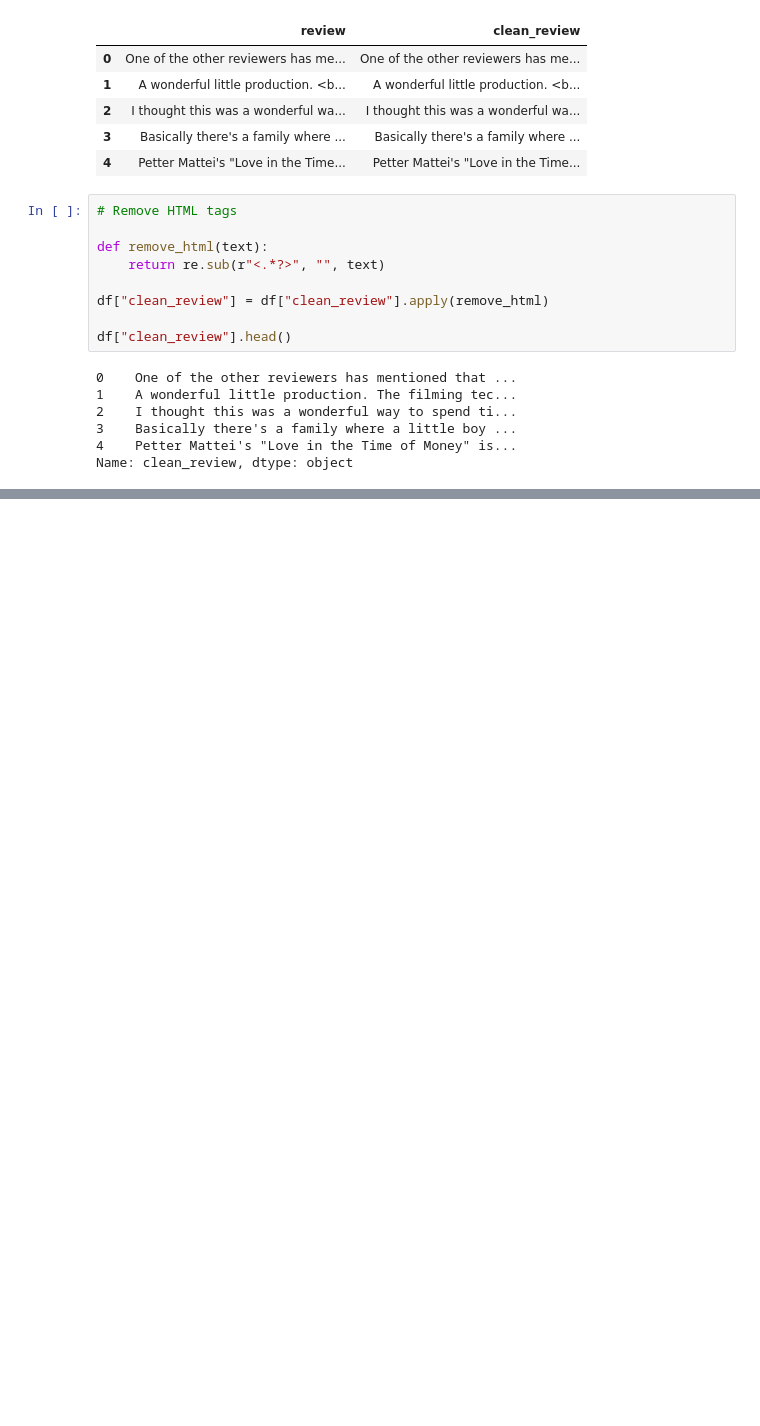
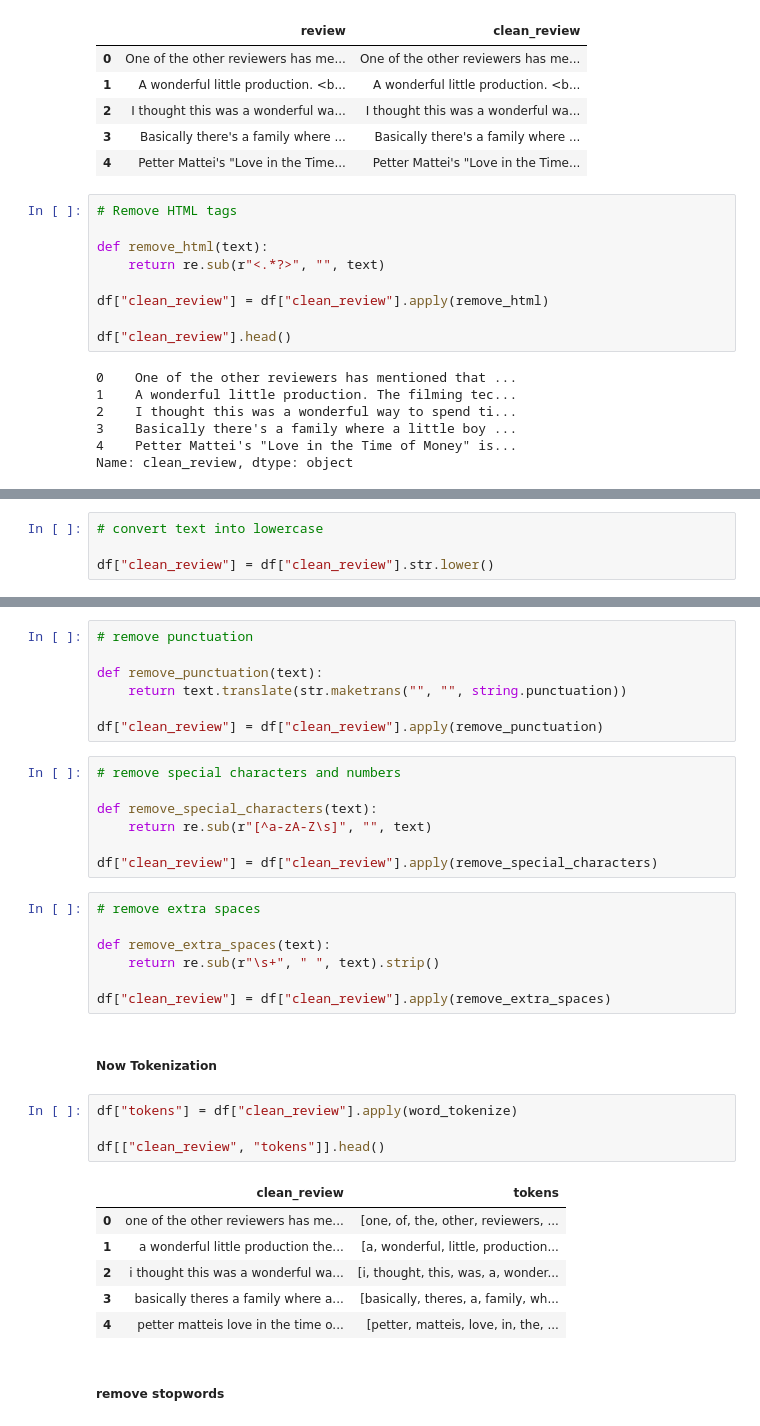
Before and after one commit to sainibunty2309-del/Movie-analysis-prediction, a Jupyter notebook: IMDB.ipynb, the cells around one changed output, grey strips where cells are left out. Cells and saved outputs as stored; diff of their text form; blank space fills up the shorter version.

```diff
--- a/IMDB.ipynb
+++ b/IMDB.ipynb
@@ -168,0 +184,4 @@ def remove_urls(text):
+# %%
+# convert text into lowercase
+
+df["clean_review"] = df["clean_review"].str.lower()
@@ -168,0 +197,36 @@ def remove_urls(text):
+# %%
+# remove punctuation
+
+def remove_punctuation(text):
+    return text.translate(str.maketrans("", "", string.punctuation))
+
+df["clean_review"] = df["clean_review"].apply(remove_punctuation)
+# %%
+# remove special characters and numbers
+
+def remove_special_characters(text):
+    return re.sub(r"[^a-zA-Z\s]", "", text)
+
+df["clean_review"] = df["clean_review"].apply(remove_special_characters)
+# %%
+# remove extra spaces
+
+def remove_extra_spaces(text):
+    return re.sub(r"\s+", " ", text).strip()
+
+df["clean_review"] = df["clean_review"].apply(remove_extra_spaces)
+# %% [markdown]
+##### Now Tokenization
+# %%
+df["tokens"] = df["clean_review"].apply(word_tokenize)
+
+df[["clean_review", "tokens"]].head()
+# %% [output]
+|  | clean_review | tokens |
+| 0 | one of the other reviewers has me... | [one, of, the, other, reviewers, ... |
+| 1 | a wonderful little production the... | [a, wonderful, little, production... |
+| 2 | i thought this was a wonderful wa... | [i, thought, this, was, a, wonder... |
+| 3 | basically theres a family where a... | [basically, theres, a, family, wh... |
+| 4 | petter matteis love in the time o... | [petter, matteis, love, in, the, ... |
+# %% [markdown]
+##### remove stopwords
```
Also changed, not shown: parts of 31 cells of this notebook.
